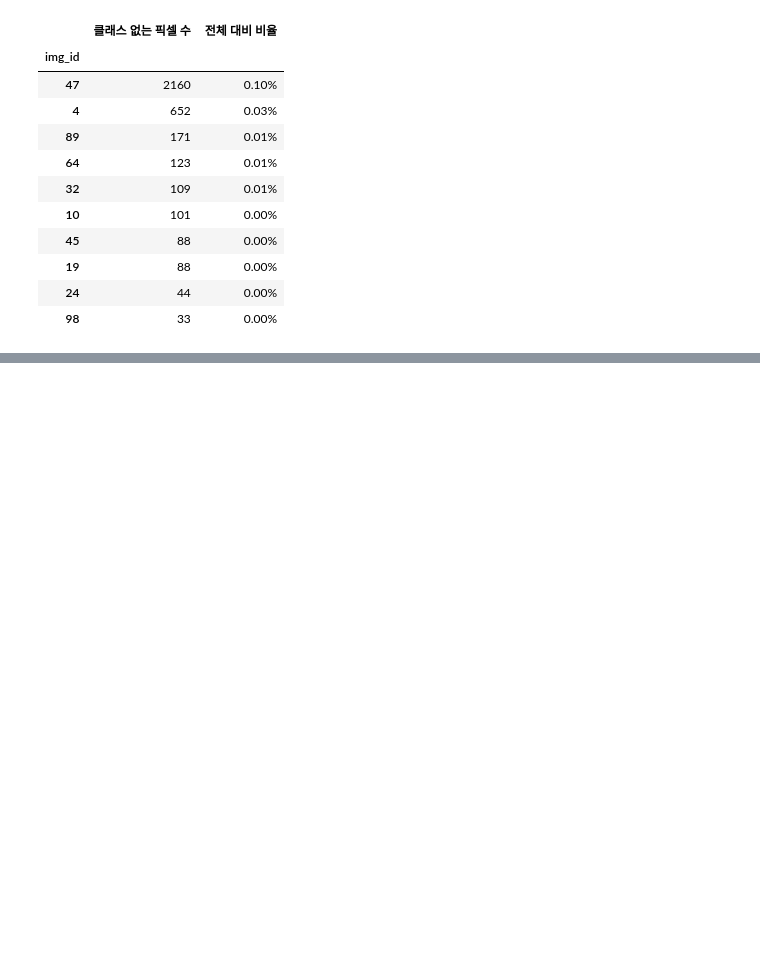
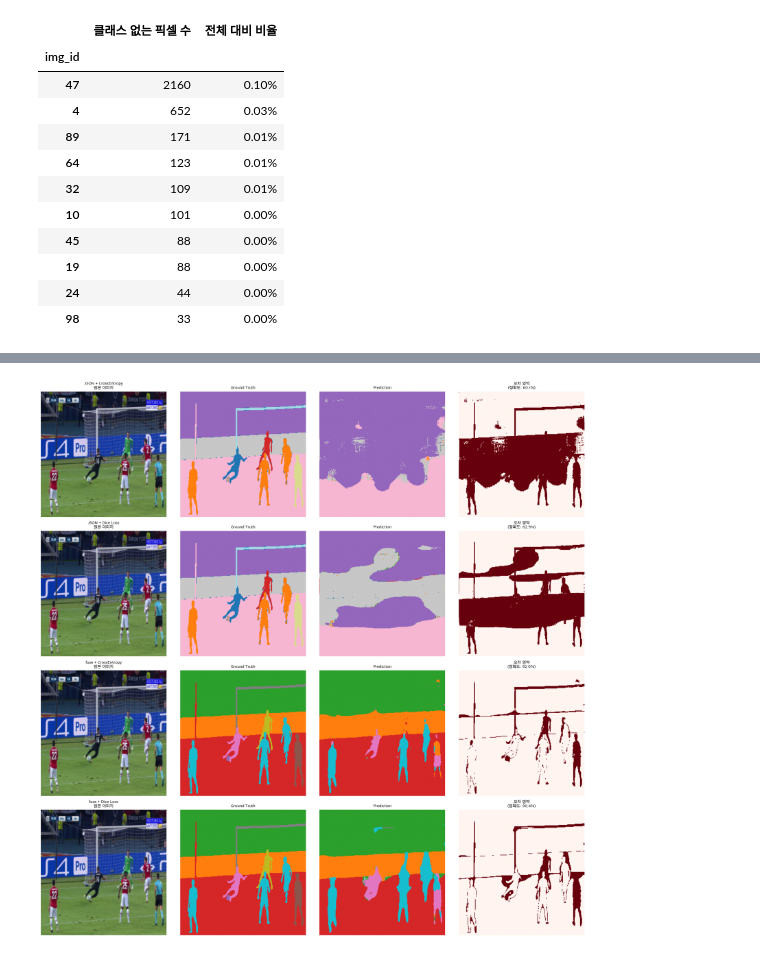
Before and after one commit to wonbywondev/ML-DL, a Jupyter notebook: 08_DL_ImageSegmentation/08_UNet_Football.ipynb, the cells around one changed output, grey strips where cells are left out. Saved outputs shown, nothing was run; the diff lists cells and outputs as text; code cells hidden in the pictures; blank space fills up the shorter version.

```diff
--- a/08_DL_ImageSegmentation/08_UNet_Football.ipynb
+++ b/08_DL_ImageSegmentation/08_UNet_Football.ipynb
@@ -1118,0 +1095,82 @@ print(f"샘플 이미지 인덱스: {sample_val_idx + 1}")
+# %%
+sample_val_idx = random.choice(val_indices)
+print(f"샘플 이미지 인덱스: {sample_val_idx + 1}")
+
+# 검증 세트에서 샘플 선택하여 시각화
+fig, axes = plt.subplots(4, 4, figsize=(20, 20))
+
+# 원본 이미지 로드
+original_img = Image.open(NORM_PATH_LIST[sample_val_idx]).convert("RGB")
+original_img_resized = original_img.resize((IMAGE_SIZE, IMAGE_SIZE), Image.BILINEAR)
+
+# 이미지를 텐서로 변환 (예측용)
+img_tensor = T.ToTensor()(original_img_resized)
+img_tensor = T.Normalize(mean=[0.485, 0.456, 0.406], std=[0.229, 0.224, 0.225])(img_tensor)
+img_tensor = img_tensor.unsqueeze(0).to(DEVICE)
+
+# JSON GT - 파일명 기반으로 올바른 img_id 찾기
+norm_file_name = NORM_PATH_LIST[sample_val_idx].split('/')[-1]
+img_id = None
+for id in BASE_JSON.getImgIds():
+    img_info = BASE_JSON.loadImgs(id)[0]
+    if img_info['file_name'] == norm_file_name:
+        img_id = id
+        break
+
+if img_id is None:
+    raise ValueError(f"이미지를 찾을 수 없습니다: {norm_file_name}")
+
+json_gt = create_prioritized_mask(img_id, BASE_JSON, PRIORITY_ORDER, EXCLUDED_CATEGORIES)
+json_gt = Image.fromarray(json_gt).resize((IMAGE_SIZE, IMAGE_SIZE), Image.NEAREST)
+json_gt = torch.from_numpy(np.array(json_gt)).long()
+
+# fuse GT - 직접 로드
+fuse_path = FUSE_PATH_LIST[sample_val_idx]
+fuse_img = np.array(Image.open(fuse_path))
+fuse_rgb = fuse_img[:, :, :3]
+fuse_gt = np.zeros((fuse_img.shape[0], fuse_img.shape[1]), dtype=np.uint8)
+for rgb, class_idx in FUSE_RGB_TO_CLASS.items():
+    matches = np.all(fuse_rgb == rgb, axis=2)
+    fuse_gt[matches] = class_idx
+fuse_gt = Image.fromarray(fuse_gt).resize((IMAGE_SIZE, IMAGE_SIZE), Image.NEAREST)
+fuse_gt = torch.from_numpy(np.array(fuse_gt)).long()
+
+# 각 실험의 예측 결과
+for idx, (exp_name, title) in enumerate(zip(experiments, titles)):
+    row = idx
+    model = results[exp_name]["model"]
+    model.eval()
+
+    # 데이터 타입에 따라 GT 선택
+    if "JSON" in exp_name:
+        gt_mask = json_gt
+    else:
+        gt_mask = fuse_gt
+
+    # 예측 (동일한 img_tensor 사용)
+    with torch.no_grad():
+        output = model(img_tensor)
+        pred_mask = torch.argmax(output, dim=1).cpu().squeeze().numpy()
+
+    # 시각화 (4열: 원본, GT, Prediction, 차이)
+    axes[row, 0].imshow(original_img_resized)
+    axes[row, 0].set_title(f"{title}\n원본 이미지", fontsize=11, fontweight="bold")
+    axes[row, 0].axis("off")
+
+    axes[row, 1].imshow(gt_mask, cmap="tab20", vmin=0, vmax=model.outc.out_channels-1)
+    axes[row, 1].set_title("Ground Truth", fontsize=11)
+    axes[row, 1].axis("off")
+
+    axes[row, 2].imshow(pred_mask, cmap="tab20", vmin=0, vmax=model.outc.out_channels-1)
+    axes[row, 2].set_title("Prediction", fontsize=11)
+    axes[row, 2].axis("off")
+
+    # 차이 시각화 (정답과 다른 픽셀)
+    diff_mask = (gt_mask.numpy() != pred_mask).astype(np.uint8)
+    axes[row, 3].imshow(diff_mask, cmap="Reds", vmin=0, vmax=1)
+    axes[row, 3].set_title(f"오차 영역\n(정확도: {(1-diff_mask.mean())*100:.1f}%)", fontsize=11)
+    axes[row, 3].axis("off")
+
+plt.tight_layout()
+plt.show()
+# %% [output]
@@ -1118,0 +1178 @@ print(f"샘플 이미지 인덱스: {sample_val_idx + 1}")
+[figure, added]
```
Also changed, not shown: parts of 24 cells of this notebook.
